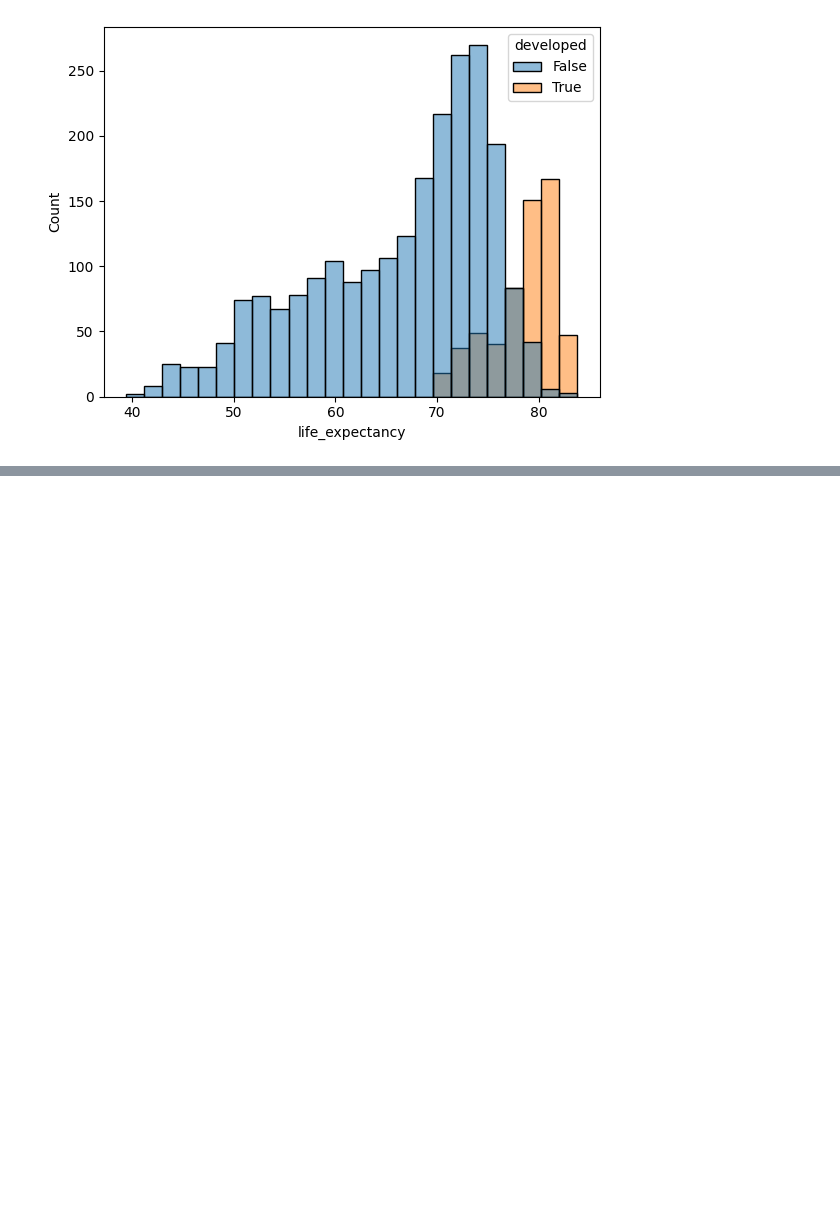
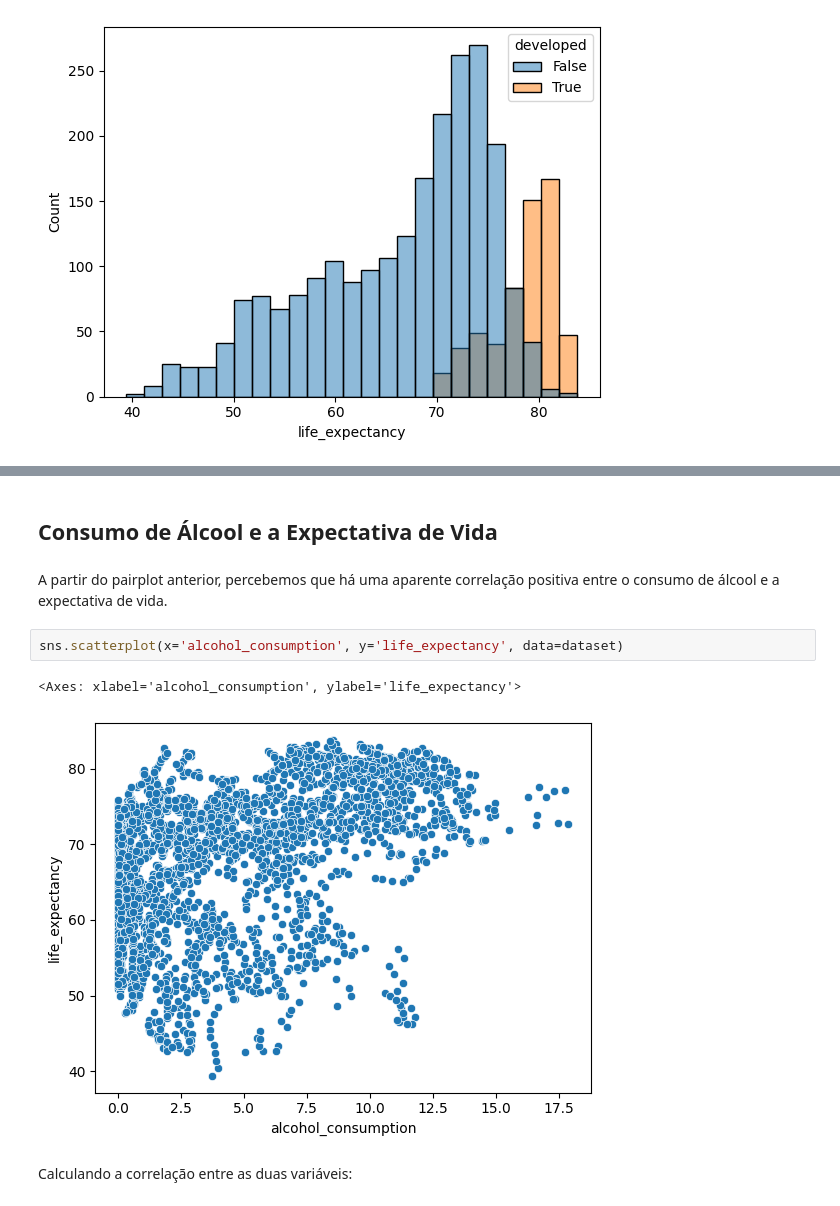
Before and after one commit to carolinabrandao/ICDProjetoFinal, a Jupyter notebook: EDA.ipynb, the cells around one changed output, grey strips where cells are left out. Drawn from its saved outputs; the diff is of its cells as text; blank space fills up the shorter version.

```diff
--- a/EDA.ipynb
+++ b/EDA.ipynb
@@ -117,0 +118,11 @@ sns.pairplot(dataset, hue='developed', y_vars='life_expectancy', x_vars=['adult_
+# %% [markdown]
+## Consumo de Álcool e a Expectativa de Vida
+# %% [markdown]
+A partir do pairplot anterior, percebemos que há uma aparente correlação positiva entre o consumo de álcool e a expectativa de vida.
+# %%
+sns.scatterplot(x='alcohol_consumption', y='life_expectancy', data=dataset)
+# %% [output]
+<Axes: xlabel='alcohol_consumption', ylabel='life_expectancy'>
+[figure, added]
+# %% [markdown]
+Calculando a correlação entre as duas variáveis:
```
Also changed, not shown: parts of 12 cells of this notebook.
